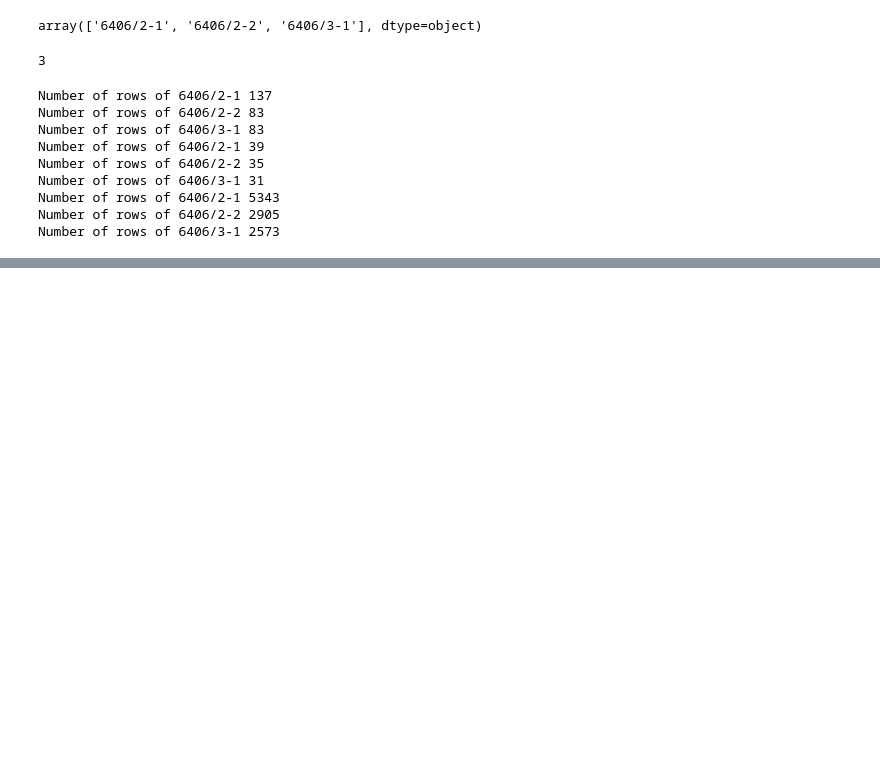
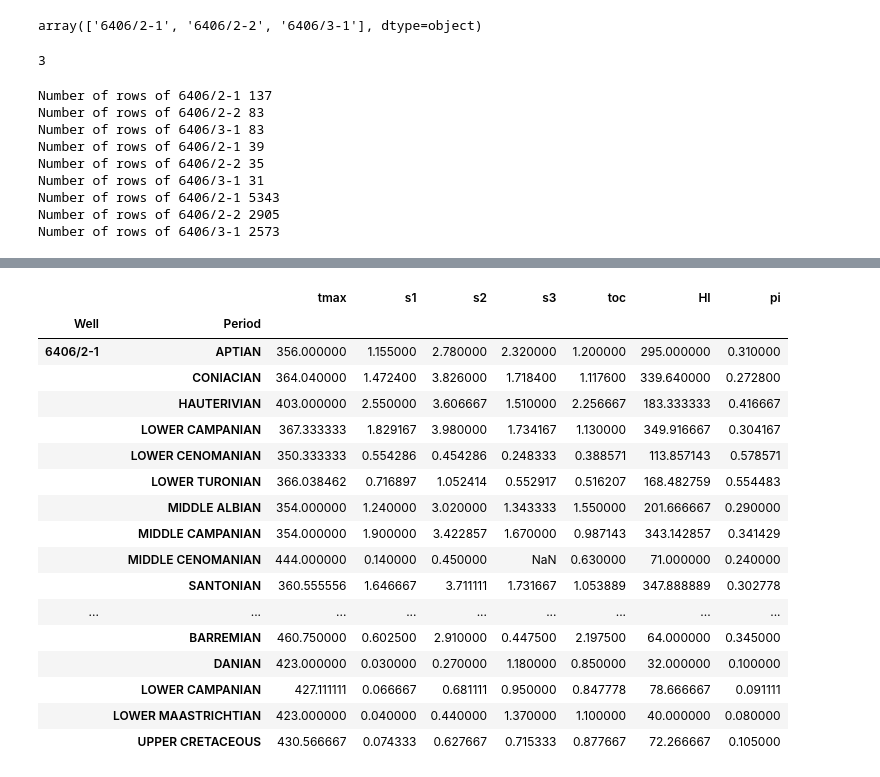
Before and after one commit to ABDunbar/Chronostrat-RE-data-merge, a Jupyter notebook: Excel_import.ipynb, the cells around one changed output, grey strips where cells are left out. Cells and saved outputs as stored; diff of their text form; code cells hidden in the pictures; blank space fills up the shorter version.

```diff
--- a/Excel_import.ipynb
+++ b/Excel_import.ipynb
@@ -106,0 +288,21 @@ with pd.ExcelWriter('combine.xlsx') as writer:  # doctest: +SKIP
+# %%
+merge.groupby(['Well','Period'])['tmax','s1','s2','s3','toc','HI','pi'].mean()
+# %% [output]
+|  |  | tmax | s1 | s2 | s3 | toc | HI | pi |
+| Well | Period |  |  |  |  |  |  |  |
+| 6406/2-1 | APTIAN | 356.000000 | 1.155000 | 2.780000 | 2.320000 | 1.200000 | 295.000000 | 0.310000 |
+|  | CONIACIAN | 364.040000 | 1.472400 | 3.826000 | 1.718400 | 1.117600 | 339.640000 | 0.272800 |
+|  | HAUTERIVIAN | 403.000000 | 2.550000 | 3.606667 | 1.510000 | 2.256667 | 183.333333 | 0.416667 |
+|  | LOWER CAMPANIAN | 367.333333 | 1.829167 | 3.980000 | 1.734167 | 1.130000 | 349.916667 | 0.304167 |
+|  | LOWER CENOMANIAN | 350.333333 | 0.554286 | 0.454286 | 0.248333 | 0.388571 | 113.857143 | 0.578571 |
+|  | LOWER TURONIAN | 366.038462 | 0.716897 | 1.052414 | 0.552917 | 0.516207 | 168.482759 | 0.554483 |
+|  | MIDDLE ALBIAN | 354.000000 | 1.240000 | 3.020000 | 1.343333 | 1.550000 | 201.666667 | 0.290000 |
+|  | MIDDLE CAMPANIAN | 354.000000 | 1.900000 | 3.422857 | 1.670000 | 0.987143 | 343.142857 | 0.341429 |
+|  | MIDDLE CENOMANIAN | 444.000000 | 0.140000 | 0.450000 | NaN | 0.630000 | 71.000000 | 0.240000 |
+|  | SANTONIAN | 360.555556 | 1.646667 | 3.711111 | 1.731667 | 1.053889 | 347.888889 | 0.302778 |
+| ... | ... | ... | ... | ... | ... | ... | ... | ... |
+|  | BARREMIAN | 460.750000 | 0.602500 | 2.910000 | 0.447500 | 2.197500 | 64.000000 | 0.345000 |
+|  | DANIAN | 423.000000 | 0.030000 | 0.270000 | 1.180000 | 0.850000 | 32.000000 | 0.100000 |
+|  | LOWER CAMPANIAN | 427.111111 | 0.066667 | 0.681111 | 0.950000 | 0.847778 | 78.666667 | 0.091111 |
+|  | LOWER MAASTRICHTIAN | 423.000000 | 0.040000 | 0.440000 | 1.370000 | 1.100000 | 40.000000 | 0.080000 |
+|  | UPPER CRETACEOUS | 430.566667 | 0.074333 | 0.627667 | 0.715333 | 0.877667 | 72.266667 | 0.105000 |
```
Also changed, not shown: parts of 17 cells of this notebook.
